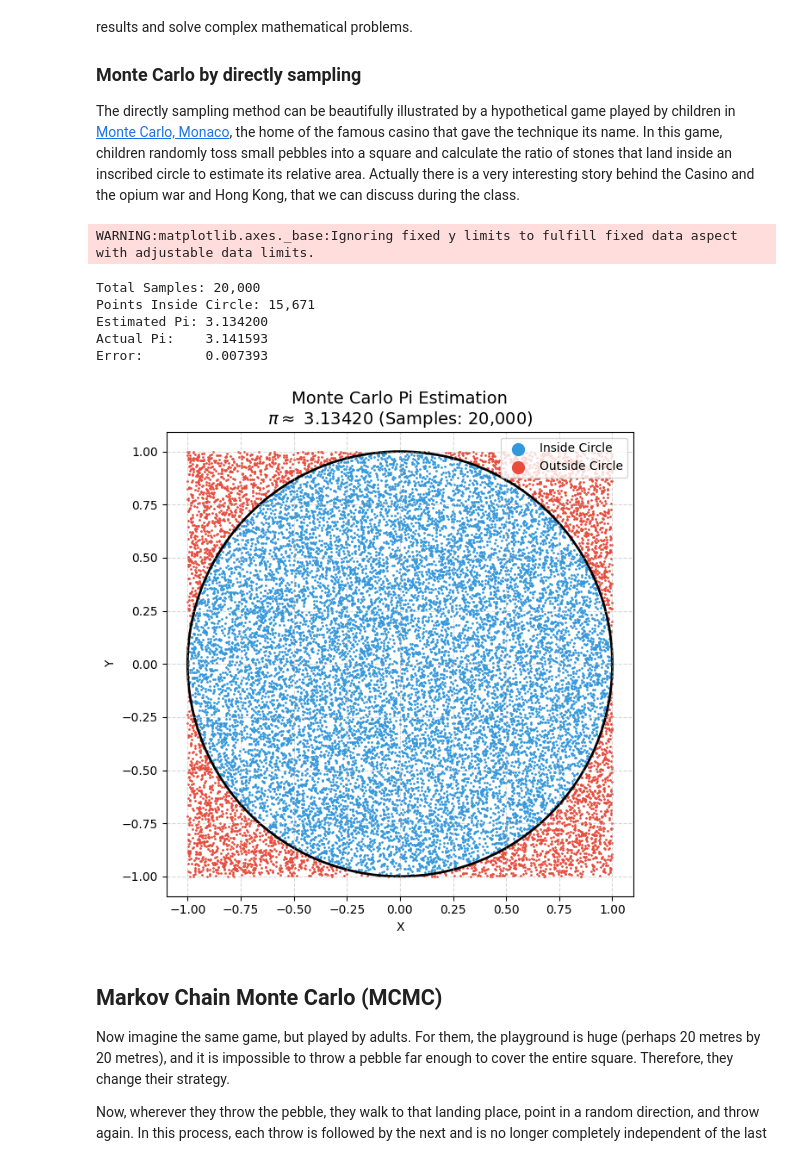
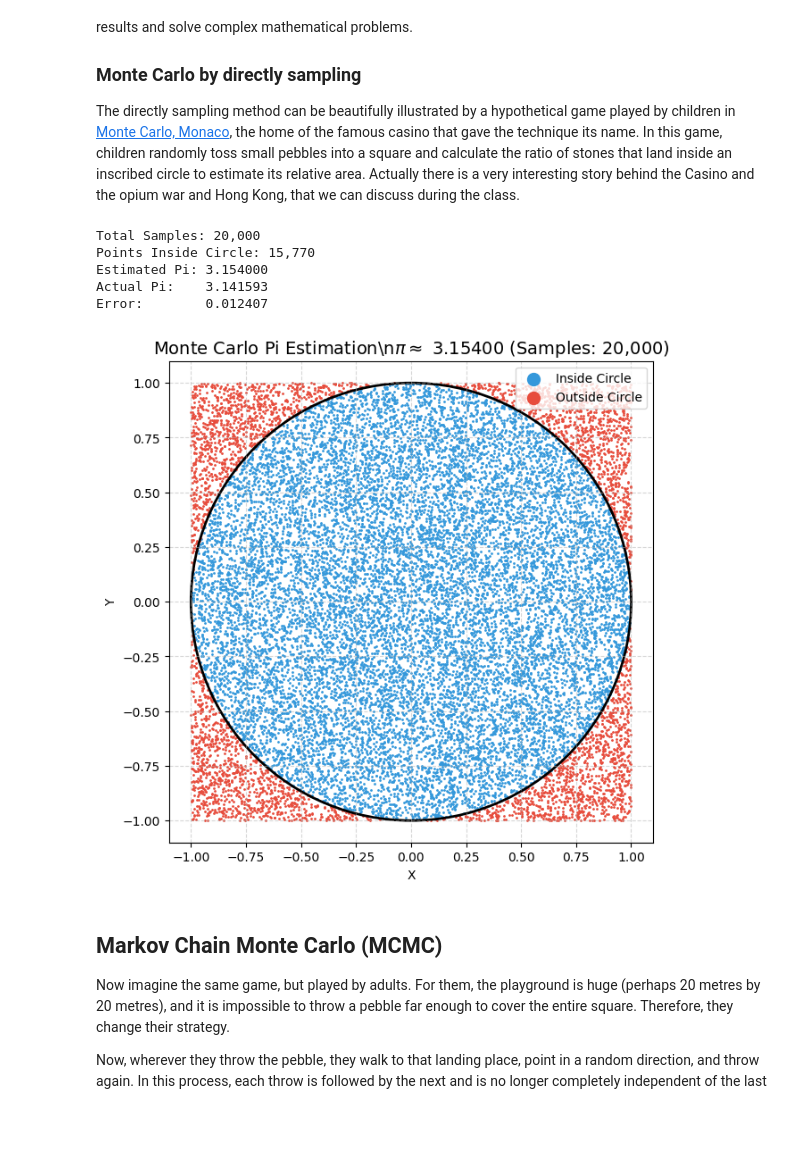
Before and after one commit to RENSHUZHE/HKU-DQMC, a Jupyter notebook: DQMC_Part_1_Prerequisite.ipynb, the cells around one changed output. Saved outputs shown, nothing was run; the diff lists cells and outputs as text; code cells hidden in the pictures; blank space fills up the shorter version.

```diff
--- a/DQMC_Part_1_Prerequisite.ipynb
+++ b/DQMC_Part_1_Prerequisite.ipynb
@@ -30,42 +30,40 @@ def estimate_pi(num_samples):
 
     print(f"Total Samples: {num_samples:,}")
     print(f"Points Inside Circle: {num_inside:,}")
     print(f"Estimated Pi: {pi_estimate:.6f}")
     print(f"Actual Pi:    {np.pi:.6f}")
     print(f"Error:        {abs(pi_estimate - np.pi):.6f}")
 
     # 4. Visualise the simulation
     plt.figure(figsize=(7, 7))
 
     # Plot points inside the circle in blue, outside in red
     plt.scatter(x[inside_circle], y[inside_circle], color='#3498db', s=1, label='Inside Circle')
     plt.scatter(x[~inside_circle], y[~inside_circle], color='#e74c3c', s=1, label='Outside Circle')
 
     # Draw the boundary circle line
     circle = plt.Circle((0, 0), 1, color='black', fill=False, linewidth=2)
     plt.gca().add_patch(circle)
 
-    plt.title(f"Monte Carlo Pi Estimation\n$\pi \\approx$ {pi_estimate:.5f} (Samples: {num_samples:,})", fontsize=14)
+    plt.title(fr"Monte Carlo Pi Estimation\n$\pi \approx$ {pi_estimate:.5f} (Samples: {num_samples:,})", fontsize=14)
     plt.xlabel("X")
     plt.ylabel("Y")
-    plt.axis("equal")
     plt.xlim(-1.1, 1.1)
     plt.ylim(-1.1, 1.1)
     plt.legend(loc='upper right', markerscale=10)
     plt.grid(True, linestyle='--', alpha=0.5)
 
     plt.show()
 
 # Run the simulation
 estimate_pi(num_samples=20000)
 # %% [output]
-WARNING:matplotlib.axes._base:Ignoring fixed y limits to fulfill fixed data aspect with adjustable data limits.
+Total Samples: 20,000
+Points Inside Circle: 15,770
+Estimated Pi: 3.154000
+Actual Pi:    3.141593
+Error:        0.012407
-Total Samples: 20,000
-Points Inside Circle: 15,671
-Estimated Pi: 3.134200
-Actual Pi:    3.141593
-Error:        0.007393
-[figure, old version]
+[figure, new version]
 # %% [markdown]
 ## Markov Chain Monte Carlo (MCMC)
 
```
